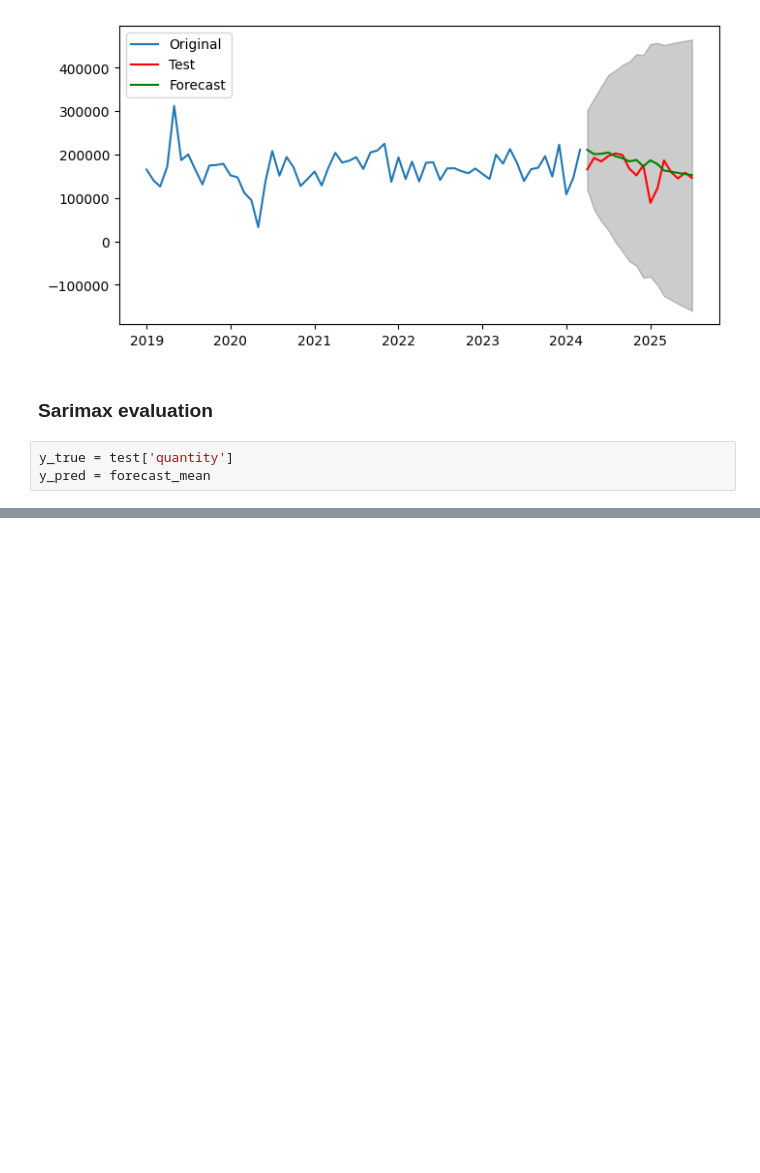
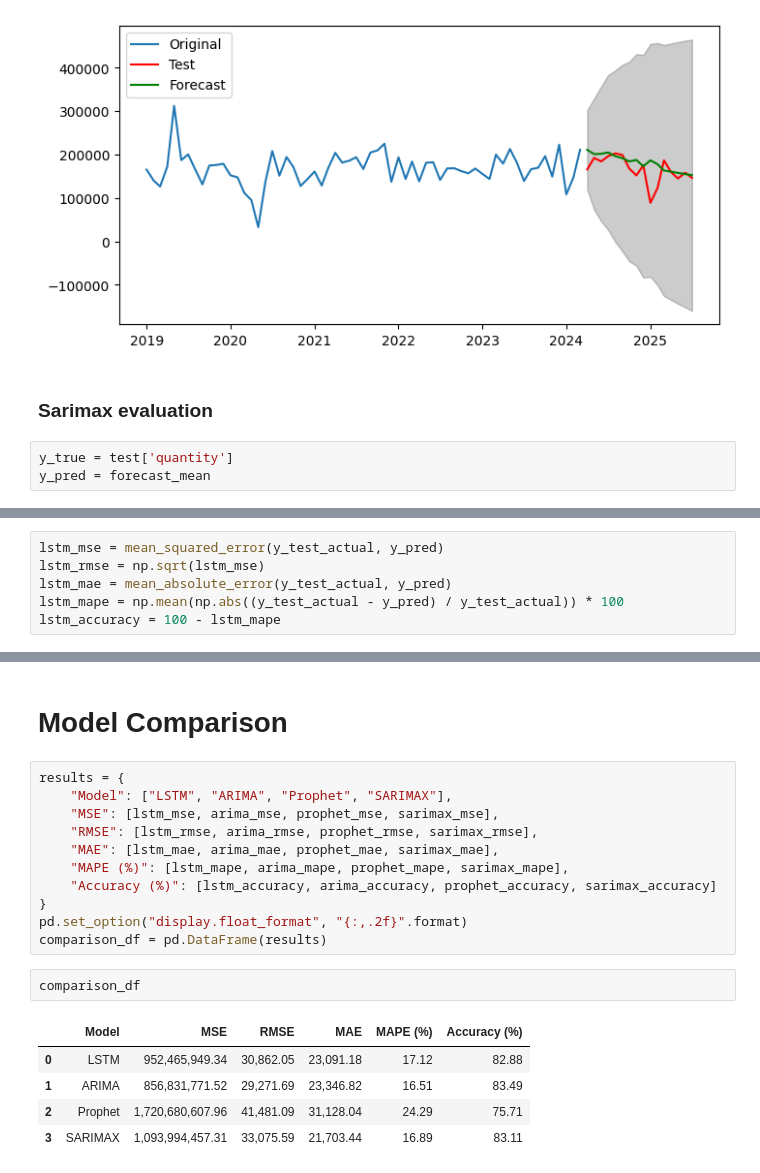
Before and after one commit to sikandermukhtar/forecasting_monthly_sales, a Jupyter notebook: forecasting_monthly_sales.ipynb, the cells around one changed output, grey strips where cells are left out. Saved outputs shown, nothing was run; the diff lists cells and outputs as text; blank space fills up the shorter version.

```diff
--- a/forecasting_monthly_sales.ipynb
+++ b/forecasting_monthly_sales.ipynb
@@ -648,0 +778,6 @@ Accuracy: 83.11%
+# %%
+lstm_mse = mean_squared_error(y_test_actual, y_pred)
+lstm_rmse = np.sqrt(lstm_mse)
+lstm_mae = mean_absolute_error(y_test_actual, y_pred)
+lstm_mape = np.mean(np.abs((y_test_actual - y_pred) / y_test_actual)) * 100
+lstm_accuracy = 100 - lstm_mape
@@ -648,0 +845,21 @@ Accuracy: 83.11%
+# %% [markdown]
+# Model Comparison
+# %%
+results = {
+    "Model": ["LSTM", "ARIMA", "Prophet", "SARIMAX"],
+    "MSE": [lstm_mse, arima_mse, prophet_mse, sarimax_mse],
+    "RMSE": [lstm_rmse, arima_rmse, prophet_rmse, sarimax_rmse],
+    "MAE": [lstm_mae, arima_mae, prophet_mae, sarimax_mae],
+    "MAPE (%)": [lstm_mape, arima_mape, prophet_mape, sarimax_mape],
+    "Accuracy (%)": [lstm_accuracy, arima_accuracy, prophet_accuracy, sarimax_accuracy]
+}
+pd.set_option("display.float_format", "{:,.2f}".format)
+comparison_df = pd.DataFrame(results)
+# %%
+comparison_df
+# %% [output]
+|  | Model | MSE | RMSE | MAE | MAPE (%) | Accuracy (%) |
+| 0 | LSTM | 952,465,949.34 | 30,862.05 | 23,091.18 | 17.12 | 82.88 |
+| 1 | ARIMA | 856,831,771.52 | 29,271.69 | 23,346.82 | 16.51 | 83.49 |
+| 2 | Prophet | 1,720,680,607.96 | 41,481.09 | 31,128.04 | 24.29 | 75.71 |
+| 3 | SARIMAX | 1,093,994,457.31 | 33,075.59 | 21,703.44 | 16.89 | 83.11 |
```
Also changed, not shown: parts of 50 cells of this notebook.
